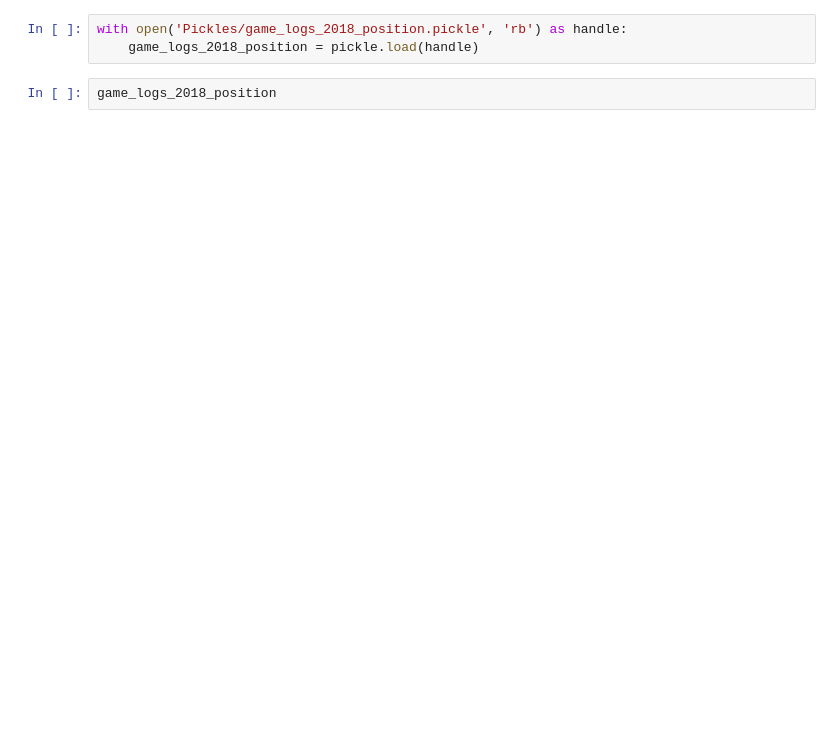
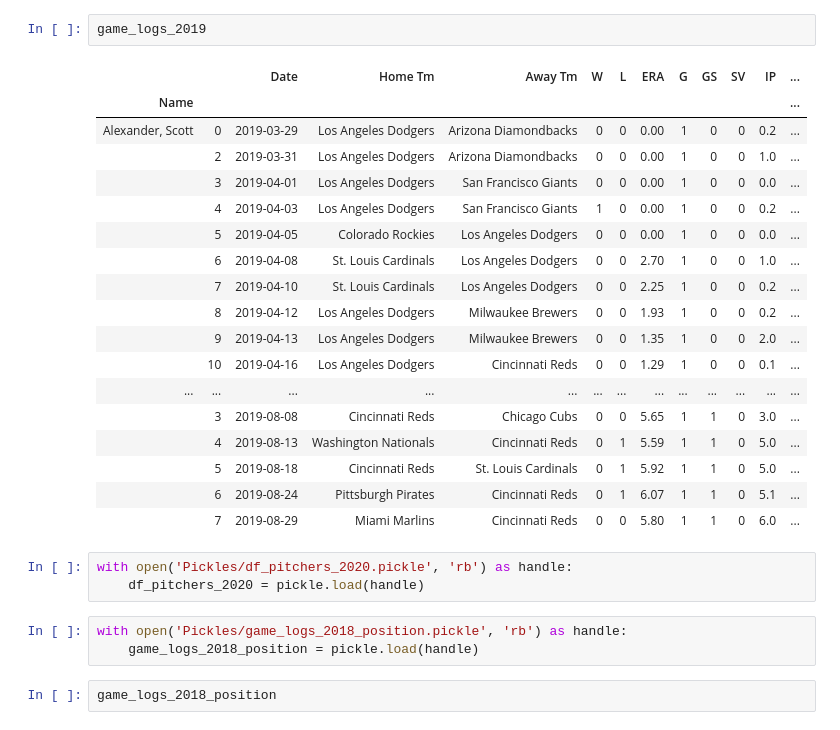
Before and after one commit to CoachCooz/Capstone-, a Jupyter notebook: Dashboards.ipynb, the cells around one changed output. Drawn from its saved outputs; the diff is of its cells as text; blank space fills up the shorter version.

```diff
--- a/Dashboards.ipynb
+++ b/Dashboards.ipynb
@@ -4,3 +33,27 @@ import pandas as pd
+# %%
+game_logs_2019
+# %% [output]
+|  |  | Date | Home Tm | Away Tm | W | L | ERA | G | GS | SV | IP | ... |
+| Name |  |  |  |  |  |  |  |  |  |  |  | ... |
+| Alexander, Scott | 0 | 2019-03-29 | Los Angeles Dodgers | Arizona Diamondbacks | 0 | 0 | 0.00 | 1 | 0 | 0 | 0.2 | ... |
+|  | 2 | 2019-03-31 | Los Angeles Dodgers | Arizona Diamondbacks | 0 | 0 | 0.00 | 1 | 0 | 0 | 1.0 | ... |
+|  | 3 | 2019-04-01 | Los Angeles Dodgers | San Francisco Giants | 0 | 0 | 0.00 | 1 | 0 | 0 | 0.0 | ... |
+|  | 4 | 2019-04-03 | Los Angeles Dodgers | San Francisco Giants | 1 | 0 | 0.00 | 1 | 0 | 0 | 0.2 | ... |
+|  | 5 | 2019-04-05 | Colorado Rockies | Los Angeles Dodgers | 0 | 0 | 0.00 | 1 | 0 | 0 | 0.0 | ... |
+|  | 6 | 2019-04-08 | St. Louis Cardinals | Los Angeles Dodgers | 0 | 0 | 2.70 | 1 | 0 | 0 | 1.0 | ... |
+|  | 7 | 2019-04-10 | St. Louis Cardinals | Los Angeles Dodgers | 0 | 0 | 2.25 | 1 | 0 | 0 | 0.2 | ... |
+|  | 8 | 2019-04-12 | Los Angeles Dodgers | Milwaukee Brewers | 0 | 0 | 1.93 | 1 | 0 | 0 | 0.2 | ... |
+|  | 9 | 2019-04-13 | Los Angeles Dodgers | Milwaukee Brewers | 0 | 0 | 1.35 | 1 | 0 | 0 | 2.0 | ... |
+|  | 10 | 2019-04-16 | Los Angeles Dodgers | Cincinnati Reds | 0 | 0 | 1.29 | 1 | 0 | 0 | 0.1 | ... |
+| ... | ... | ... | ... | ... | ... | ... | ... | ... | ... | ... | ... | ... |
+|  | 3 | 2019-08-08 | Cincinnati Reds | Chicago Cubs | 0 | 0 | 5.65 | 1 | 1 | 0 | 3.0 | ... |
+|  | 4 | 2019-08-13 | Washington Nationals | Cincinnati Reds | 0 | 1 | 5.59 | 1 | 1 | 0 | 5.0 | ... |
+|  | 5 | 2019-08-18 | Cincinnati Reds | St. Louis Cardinals | 0 | 1 | 5.92 | 1 | 1 | 0 | 5.0 | ... |
+|  | 6 | 2019-08-24 | Pittsburgh Pirates | Cincinnati Reds | 0 | 1 | 6.07 | 1 | 1 | 0 | 5.1 | ... |
+|  | 7 | 2019-08-29 | Miami Marlins | Cincinnati Reds | 0 | 0 | 5.80 | 1 | 1 | 0 | 6.0 | ... |
+# %%
+with open('Pickles/df_pitchers_2020.pickle', 'rb') as handle:
+    df_pitchers_2020 = pickle.load(handle)
 # %%
 with open('Pickles/game_logs_2018_position.pickle', 'rb') as handle:
     game_logs_2018_position = pickle.load(handle)
```
Also changed, not shown: parts of 60 cells of this notebook, 13 other files.
